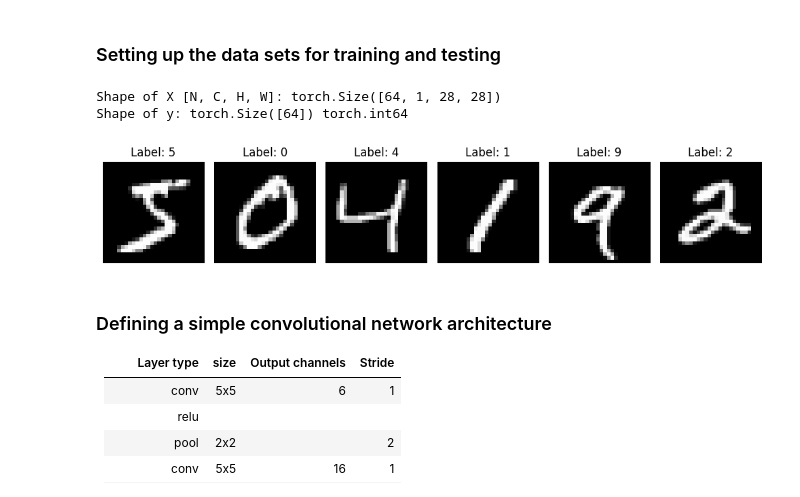
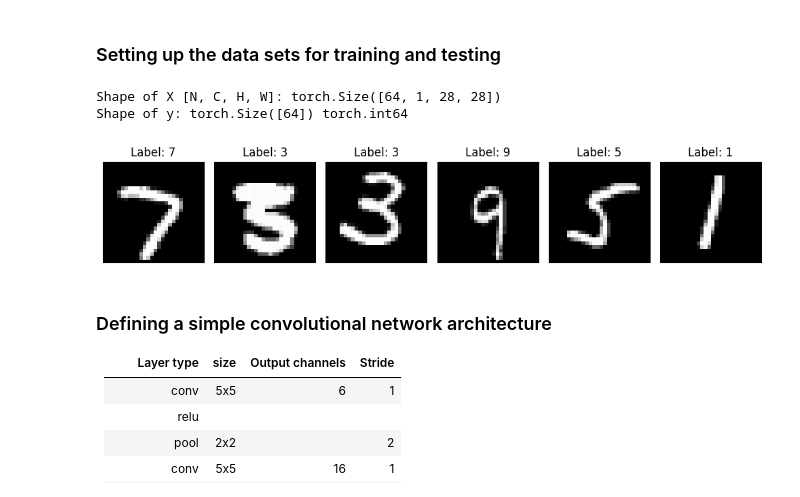
Before and after one commit to KasperMollerHansen/DeepLearning, a Jupyter notebook: jonathan/week_3_3.ipynb, the cells around one changed output. Saved outputs shown, nothing was run; the diff lists cells and outputs as text; code cells hidden in the pictures.

```diff
--- a/jonathan/week_3_3.ipynb
+++ b/jonathan/week_3_3.ipynb
@@ -84,31 +84,31 @@ Number of samples in the test data: 10000
 # %%
 batch_size = 64 # we will talk about it later
 
 # Create data loaders.
-train_dataloader = DataLoader(training_data, batch_size=batch_size)
-test_dataloader = DataLoader(test_data, batch_size=batch_size)
+train_dataloader = DataLoader(training_data, batch_size=batch_size, shuffle=True)
+test_dataloader = DataLoader(test_data, batch_size=batch_size, shuffle=True)
 
 for X, y in train_dataloader:
     print(f"Shape of X [N, C, H, W]: {X.shape}")
     print(f"Shape of y: {y.shape} {y.dtype}")
 
     fig, axes = plt.subplots(1, 6, figsize=(10, 10))
     axes = axes.flatten()
 
     for i in range(6):
         img = X[i].squeeze().numpy()
         axes[i].imshow(img, cmap="gray")
         axes[i].set_title(f"Label: {y[i]}")
         axes[i].axis('off')
 
     plt.tight_layout()
     plt.show()
 
     break
 # %% [output]
 Shape of X [N, C, H, W]: torch.Size([64, 1, 28, 28])
 Shape of y: torch.Size([64]) torch.int64
-[figure, old version]
+[figure, new version]
 # %% [markdown]
 ### Defining a simple convolutional network architecture
 
```
Also changed, not shown: parts of 4 cells of this notebook.
